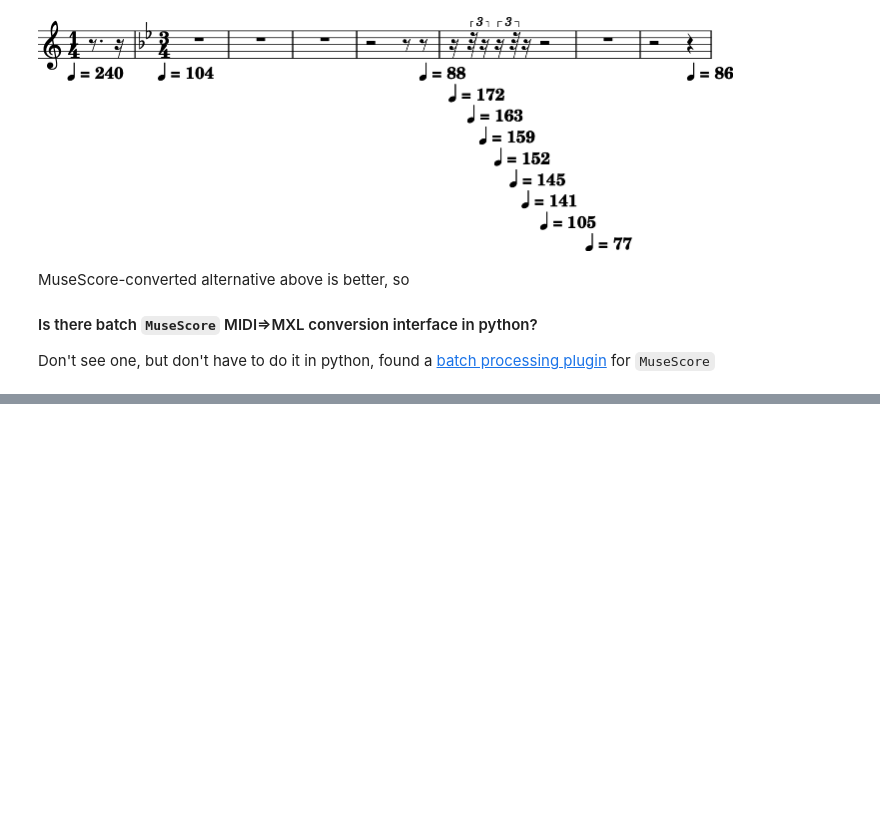
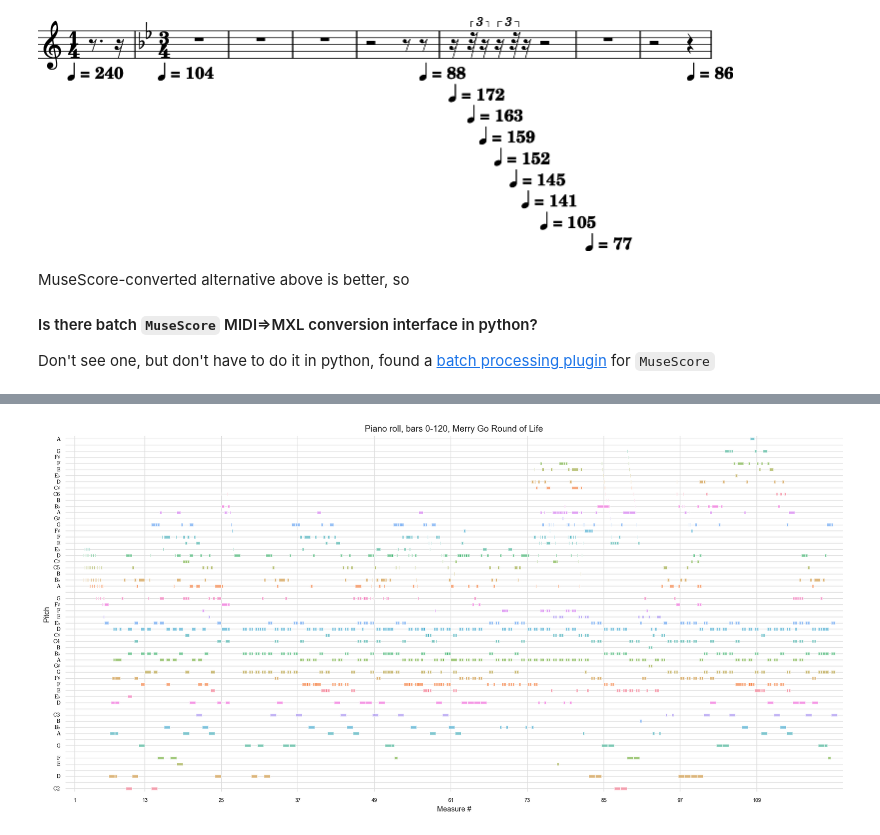
Before and after one commit to StefanHeng/Symbolic-Music-Generation, a Jupyter notebook: explore_package/explore_mxl_processing.ipynb, the cells around one changed output, grey strips where cells are left out. Drawn from its saved outputs; the diff is of its cells as text; code cells hidden in the pictures; blank space fills up the shorter version.

```diff
--- a/explore_package/explore_mxl_processing.ipynb
+++ b/explore_package/explore_mxl_processing.ipynb
@@ -21,6 +21,9 @@ import music21
 from icecream import ic
 
 from util import *
+
+
+m2u = Music21Util()
 # %% [markdown]
 ## music21
 
@@ -365,0 +403,5 @@ scr.plot('pianoroll', figureSize=(10, 3), constrained_layout=False)
+# %%
+r = m2u.plot_piano_roll(scr, title='Merry Go Round of Life', e=120)
+ic(r)
+# %% [output]
+[figure, added]
```
Also changed, not shown: parts of 8 cells of this notebook, 1 other file.
